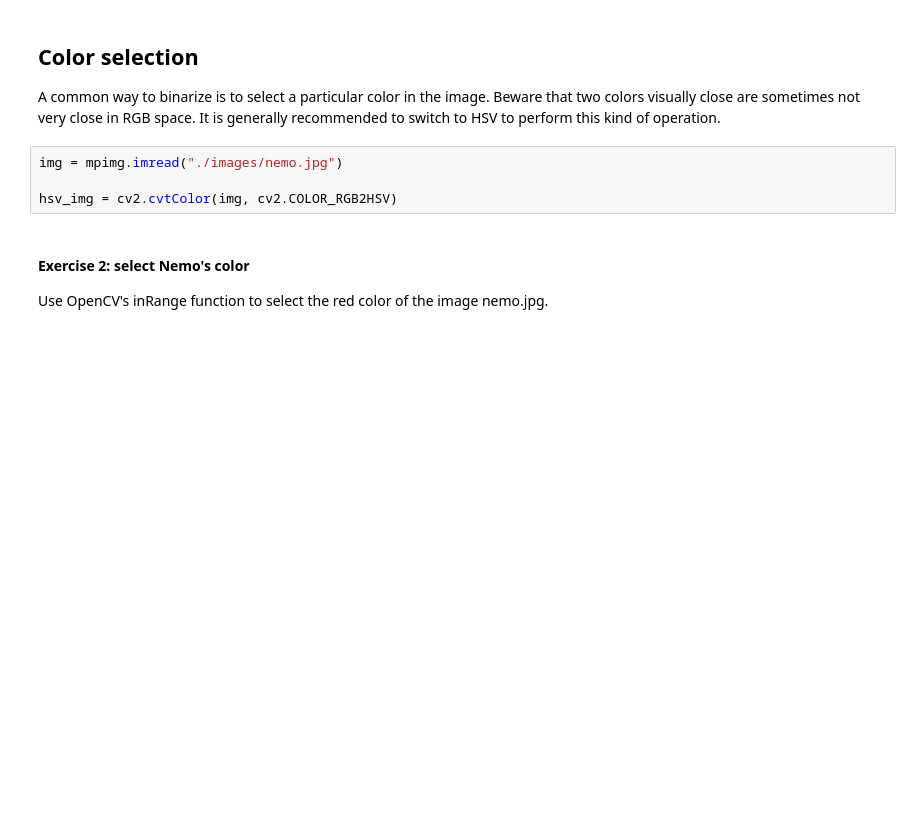
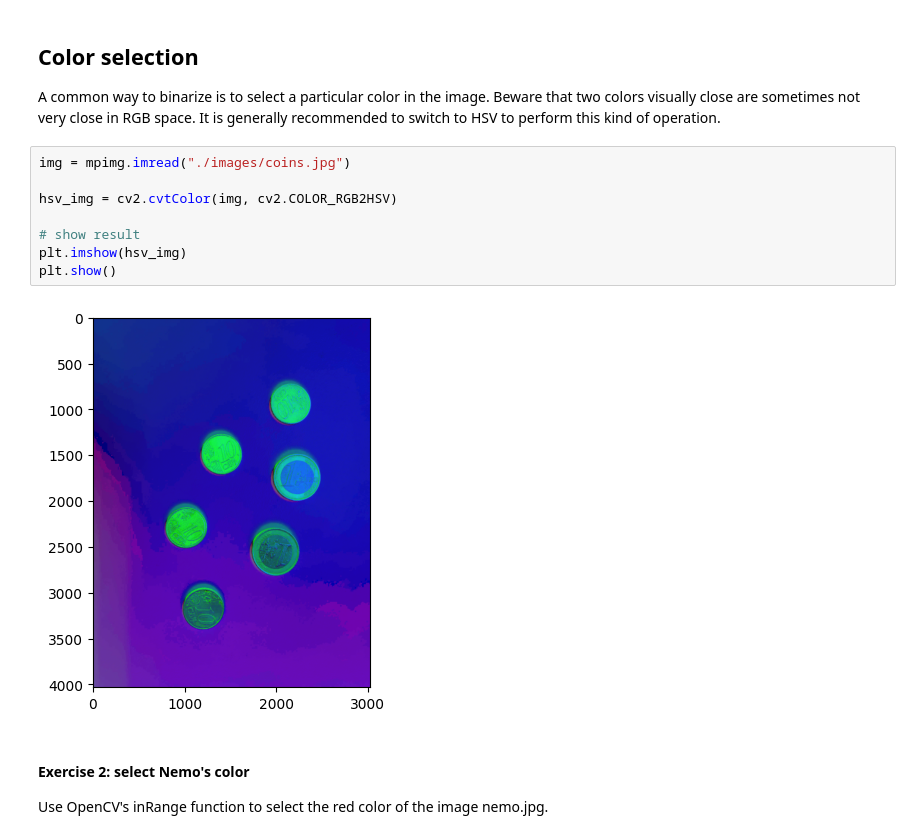
Before and after one commit to KuijpersNick0/CV_IntroductionCourses, a Jupyter notebook: Lesson3.ipynb, the cells around one changed output. Drawn from its saved outputs; the diff is of its cells as text; blank space fills up the shorter version.

```diff
--- a/Lesson3.ipynb
+++ b/Lesson3.ipynb
@@ -177,9 +177,15 @@ bin = np.uint8(bin)
 ## Color selection
 A common way to binarize is to select a particular color in the image. Beware that two colors visually close are sometimes not very close in RGB space. It is generally recommended to switch to HSV to perform this kind of operation.
 # %%
-img = mpimg.imread("./images/nemo.jpg")
+img = mpimg.imread("./images/coins.jpg")
 
 hsv_img = cv2.cvtColor(img, cv2.COLOR_RGB2HSV)
+
+# show result
+plt.imshow(hsv_img)
+plt.show()
+# %% [output]
+[figure, added]
 # %% [markdown]
 #### Exercise 2: select Nemo's color
 Use OpenCV's inRange function to select the red color of the image nemo.jpg.
```
Also changed, not shown: parts of 7 cells of this notebook.
